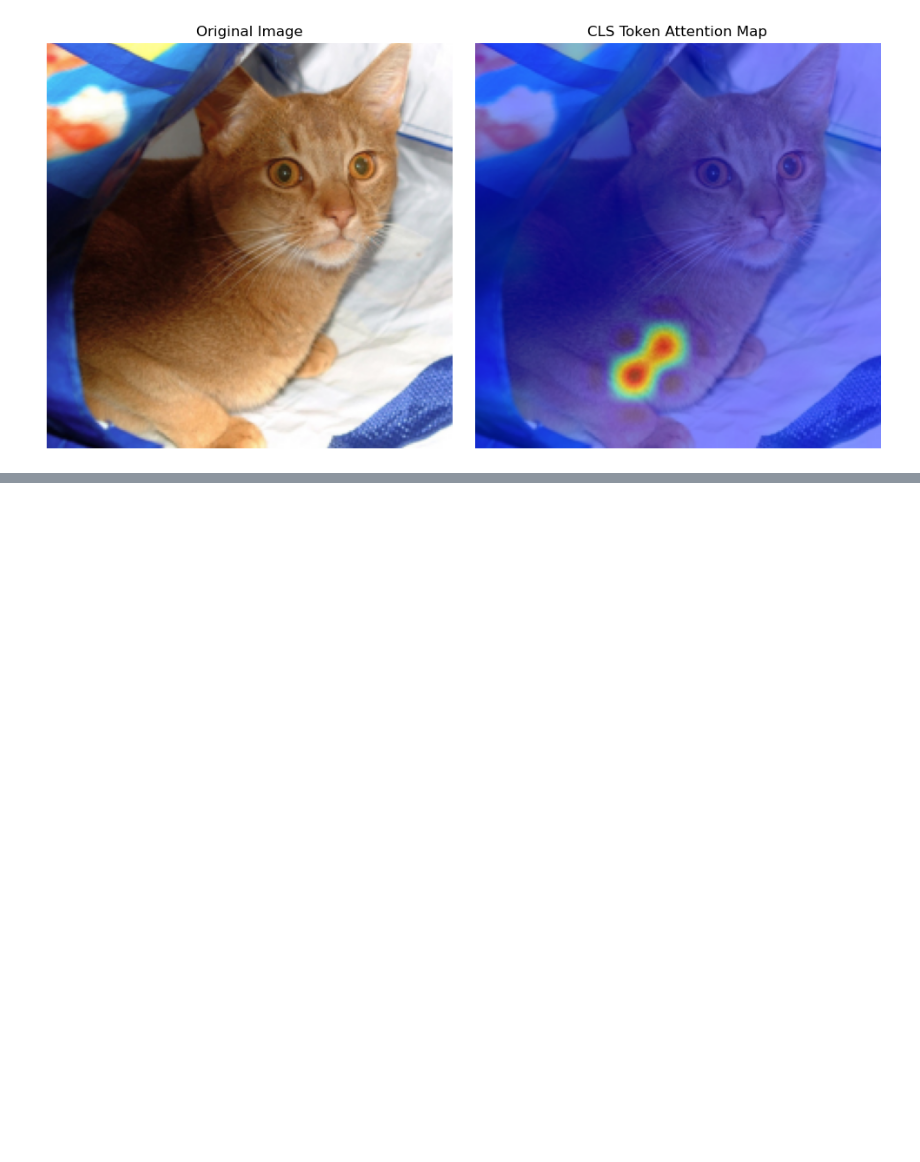
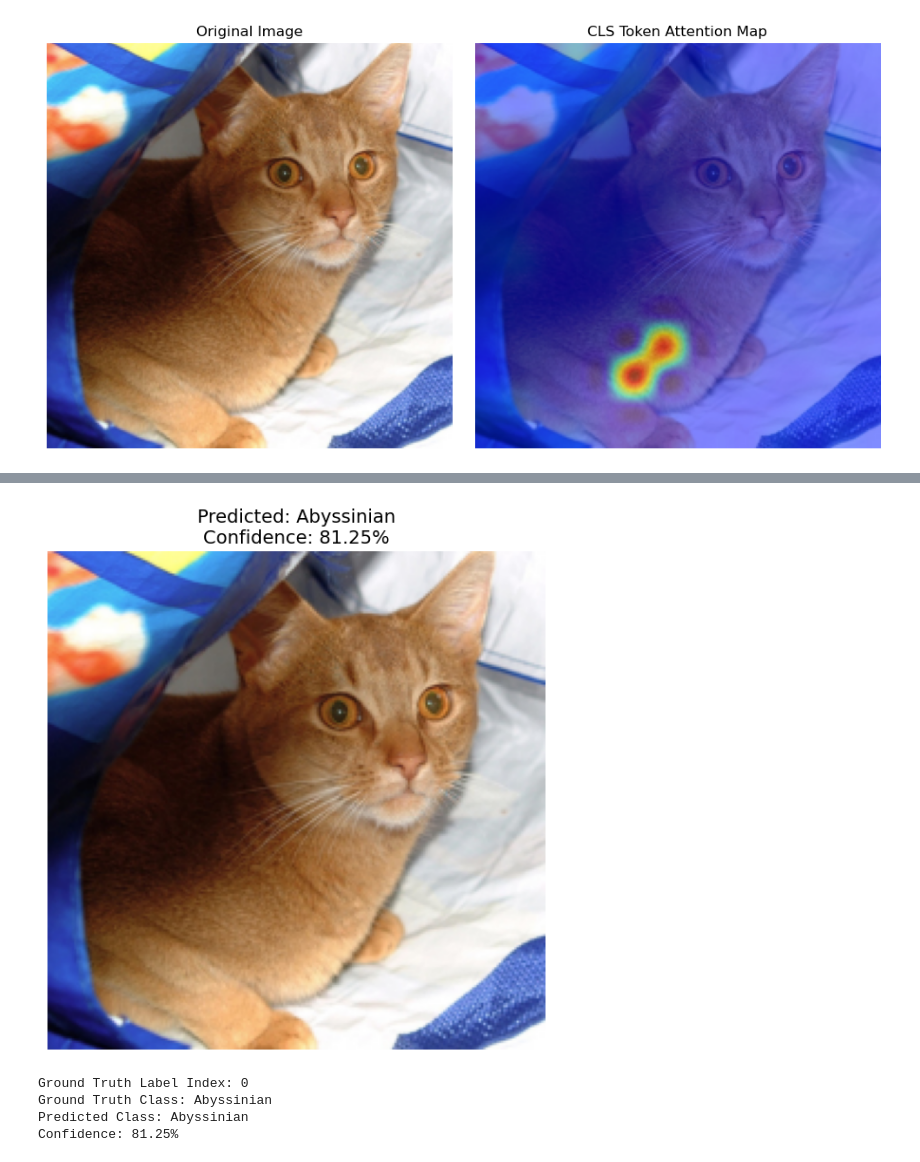
Before and after one commit to DorukKaraman/ViT-Pet-Classification, a Jupyter notebook: vit.ipynb, the cells around one changed output, grey strips where cells are left out. Drawn from its saved outputs; the diff is of its cells as text; code cells hidden in the pictures; blank space fills up the shorter version.

```diff
--- a/vit.ipynb
+++ b/vit.ipynb
@@ -131,0 +241,32 @@ Attention shape: torch.Size([1, 12, 197, 197]) -> (Batch, Heads, Seq_Len, Seq_Le
+# %%
+model.eval()
+
+class_names = train_dataset.classes
+
+input_tensor = normalize(img_tensor).unsqueeze(0).to(device)
+
+with torch.no_grad():
+    outputs = model(input_tensor)
+    probabilities = torch.nn.functional.softmax(outputs, dim=1)
+    confidence, predicted_idx = torch.max(probabilities, 1)
+
+predicted_class = class_names[predicted_idx.item()]
+confidence_pct = confidence.item() * 100
+
+fig, ax = plt.subplots(figsize=(6, 6))
+ax.imshow(img_tensor.permute(1, 2, 0).numpy())
+ax.set_title(f"Predicted: {predicted_class}\nConfidence: {confidence_pct:.2f}%", fontsize=14)
+ax.axis('off')
+plt.tight_layout()
+plt.show()
+
+print(f"Ground Truth Label Index: {label}")
+print(f"Ground Truth Class: {class_names[label]}")
+print(f"Predicted Class: {predicted_class}")
+print(f"Confidence: {confidence_pct:.2f}%")
+# %% [output]
+[figure, added]
+Ground Truth Label Index: 0
+Ground Truth Class: Abyssinian
+Predicted Class: Abyssinian
+Confidence: 81.25%
```
Also changed, not shown: parts of 9 cells of this notebook, 6 other files.
